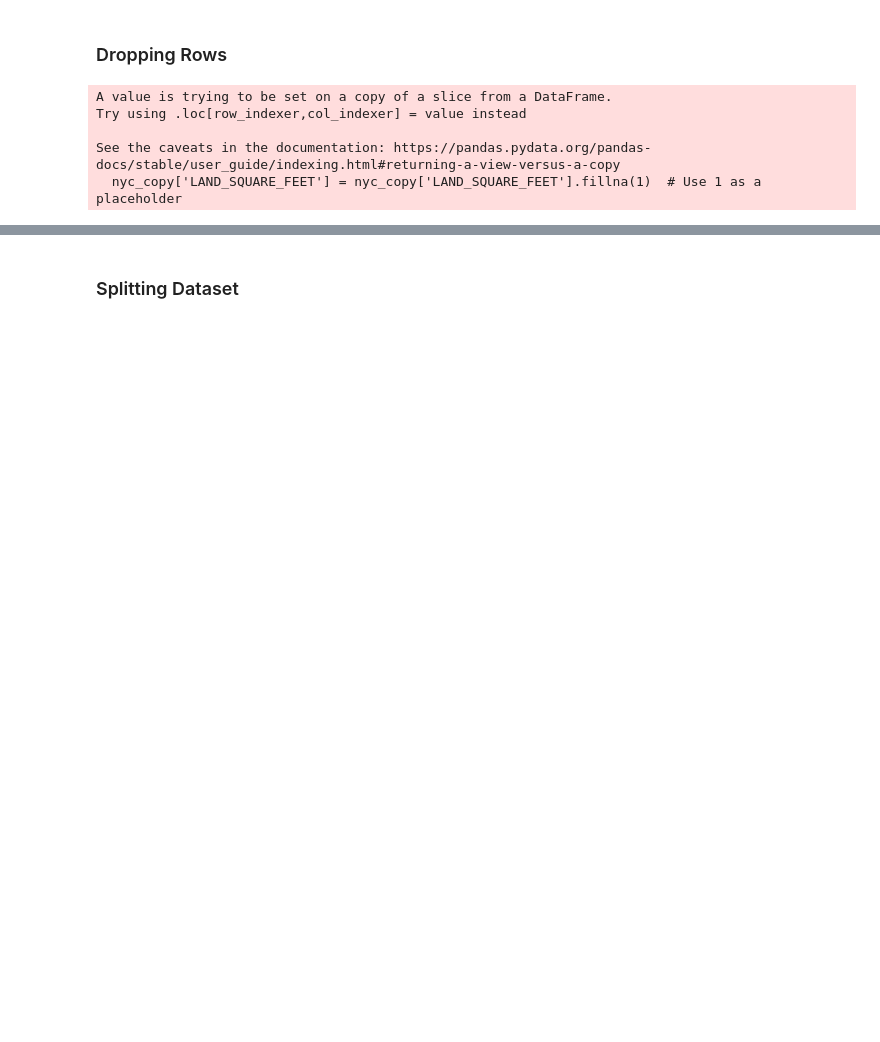
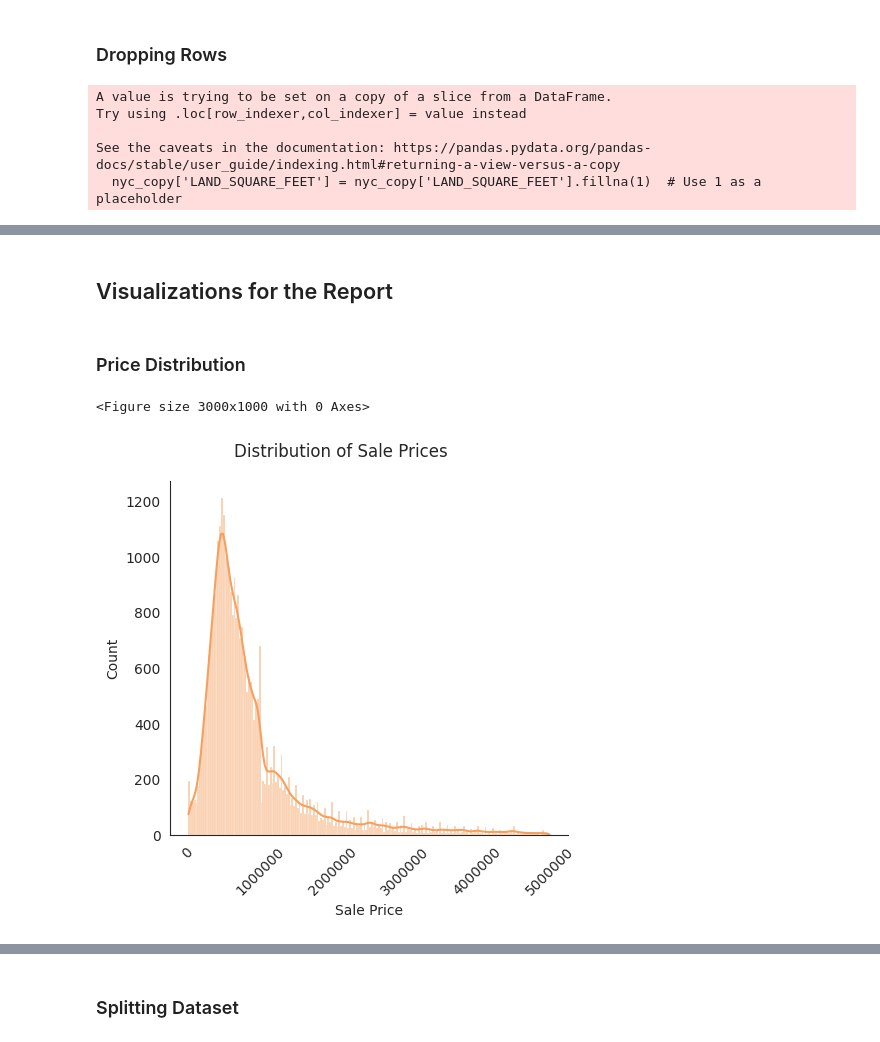
Before and after one commit to eshentong/NYC-HousingPricePrediction, a Jupyter notebook: BA810_NYC_Propertiesipynb.ipynb, the cells around one changed output, grey strips where cells are left out. Drawn from its saved outputs; the diff is of its cells as text; code cells hidden in the pictures; blank space fills up the shorter version.

Commit message:
added visualizations:

```diff
--- a/BA810_NYC_Propertiesipynb.ipynb
+++ b/BA810_NYC_Propertiesipynb.ipynb
@@ -293,16 +250,0 @@ spd = spd[spd['SALE PRICE'] < 5000000]
-# %%
-import seaborn as sns
-import matplotlib.pyplot as plt
-
-sns.set_style("whitegrid")
-plt.figure(figsize=(30, 10))
-
-dplot = sns.displot(data=spd, x='SALE PRICE', bins=200, kde=True, kde_kws={'bw_adjust': 0.5})
-
-dplot.set_axis_labels("Sale Price", "Count")
-dplot.fig.suptitle("Distribution of Sale Prices")
-plt.ticklabel_format(style='plain', axis='x')
-plt.xticks(rotation=45)
-
-plt.tight_layout()
-plt.show();
@@ -526,8 +465,8 @@ nyc_copy.describe()
 # %% [markdown]
 ### Dropping Rows
 # %%
-#dropping empty, 0, or outlier sales price rows
-nyc_copy = nyc_copy[(nyc_copy['SALE_PRICE'] > 0) & (nyc_copy['SALE_PRICE'].notna()) & (nyc_copy['SALE_PRICE'] < 5000000)]
+#dropping empty, 0, very low or outlier sales price rows
+nyc_copy = nyc_copy[(nyc_copy['SALE_PRICE'] > 10000) & (nyc_copy['SALE_PRICE'].notna()) & (nyc_copy['SALE_PRICE'] < 5000000)]
 
 #dropping outlier LAND_SQUARE_FEET
 nyc_copy['LAND_SQUARE_FEET'] = nyc_copy['LAND_SQUARE_FEET'].fillna(1)  # Use 1 as a placeholder
@@ -561,0 +517,24 @@ See the caveats in the documentation: https://pandas.pydata.org/pandas-docs/stab
+# %% [markdown]
+## Visualizations for the Report
+# %% [markdown]
+### Price Distribution
+# %%
+import seaborn as sns
+import matplotlib.pyplot as plt
+
+sns.set_style("white")
+sns.set_palette("Oranges_d")
+plt.figure(figsize=(30, 10))
+
+dplot = sns.displot(data=nyc_copy, x='SALE_PRICE', bins=200, kde=True, kde_kws={'bw_adjust': 0.5})
+
+dplot.set_axis_labels("Sale Price", "Count")
+dplot.fig.suptitle("Distribution of Sale Prices")
+plt.ticklabel_format(style='plain', axis='x')
+plt.xticks(rotation=45)
+
+plt.tight_layout()
+plt.show();
+# %% [output]
+<Figure size 3000x1000 with 0 Axes>
+[figure, added]
```
Also changed, not shown: parts of 22 cells of this notebook.
